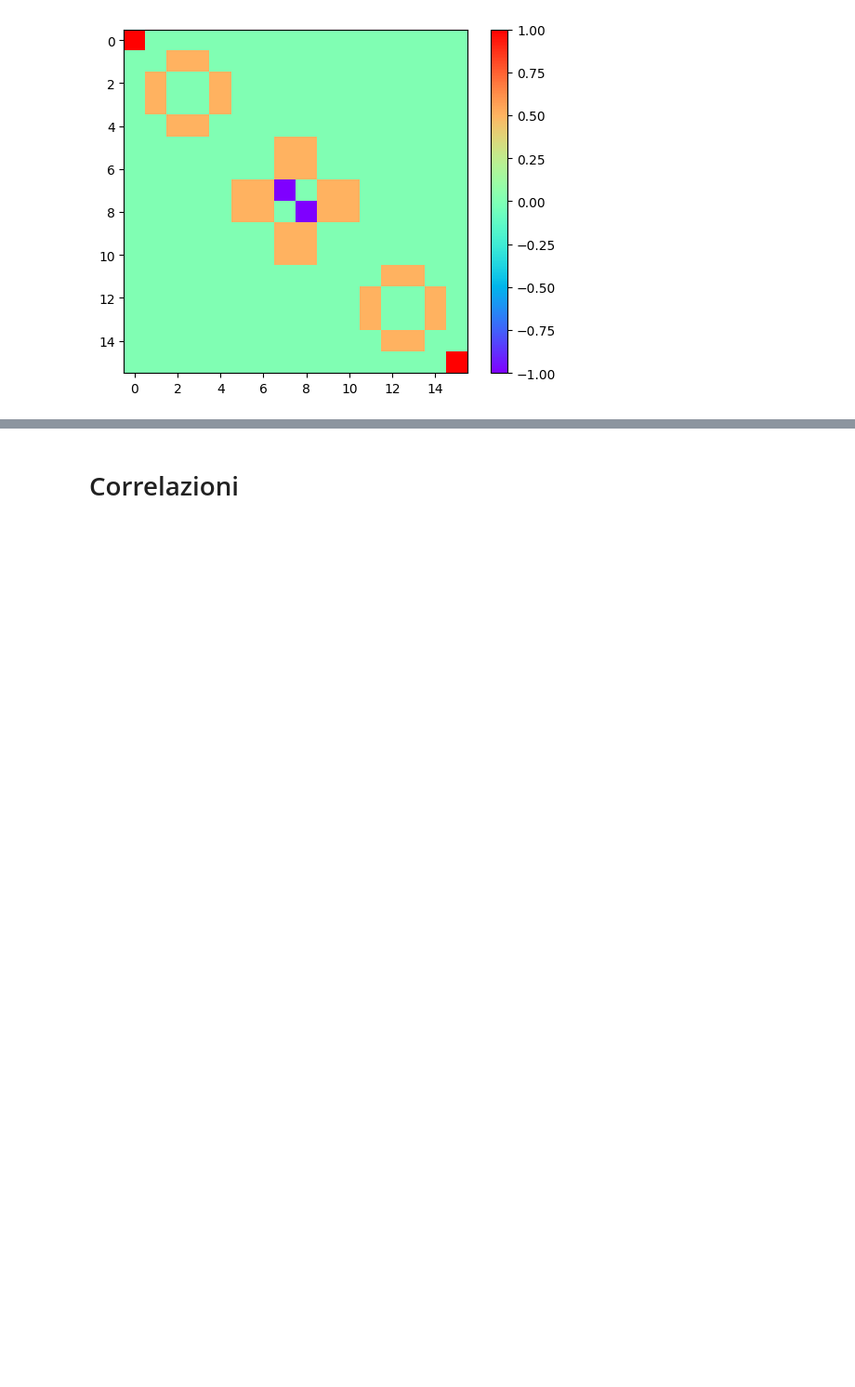
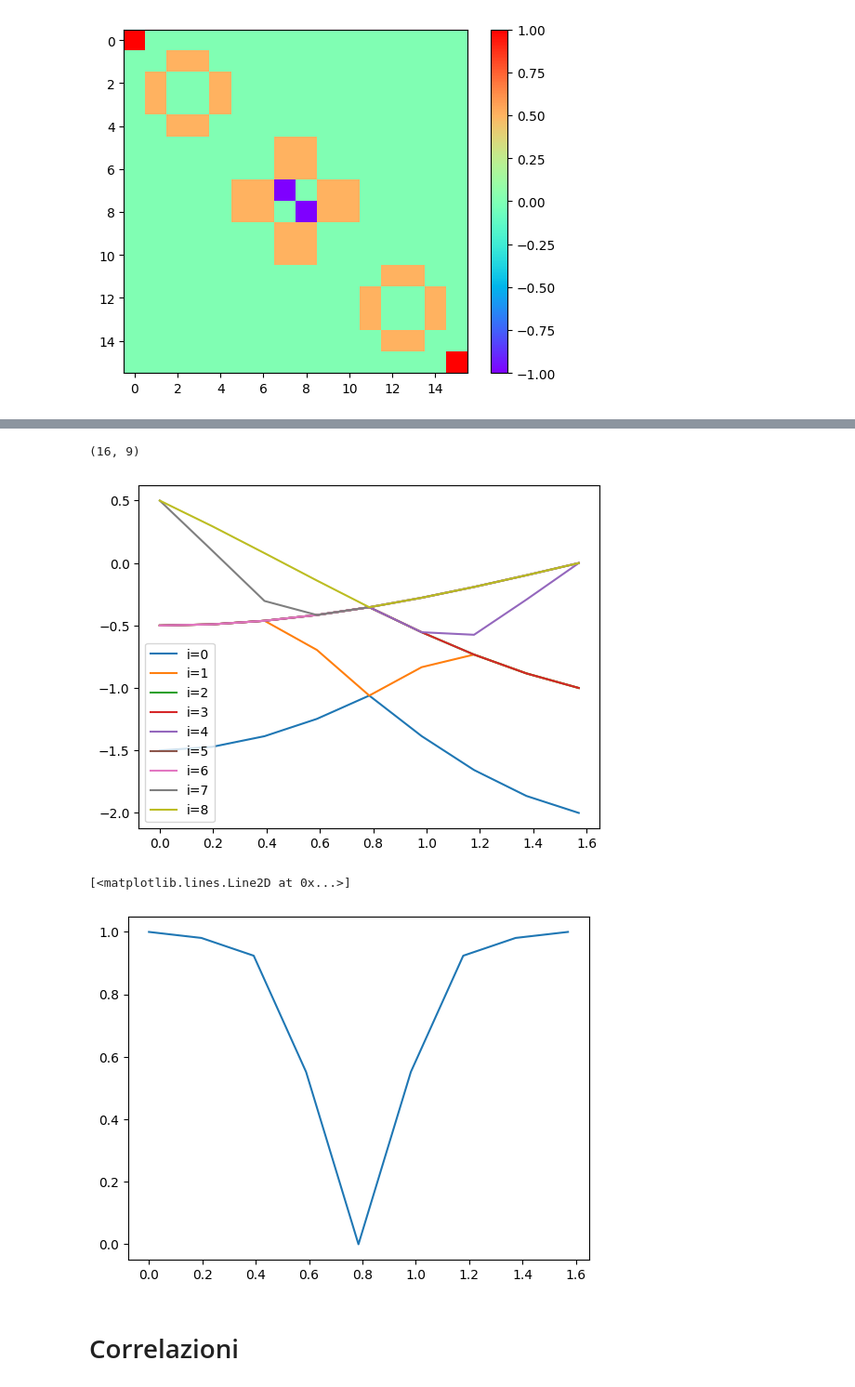
Before and after one commit to Cool-stanza/Shastry-Sutherland-model, a Jupyter notebook: 2x2 Shastry Sutherland model.ipynb, the cells around one changed output, grey strips where cells are left out. Shown at 93% size. Cells and saved outputs as stored; diff of their text form; code cells hidden in the pictures; blank space fills up the shorter version.

```diff
--- a/2x2 Shastry Sutherland model.ipynb
+++ b/2x2 Shastry Sutherland model.ipynb
@@ -313,2 +384,15 @@ sito diagonale vicino 0 --> spin=1.0
+# %%
+print(eigvals.shape)
+for i in range(len(all_theta)):
+    plt.plot(all_theta, eigvals[i], label=f'i={i}')
+    plt.legend()
+plt.show()
+
+plt.plot(all_theta, eigvals[1]-eigvals[0])
+# %% [output]
+(16, 9)
+[figure, added]
+[<matplotlib.lines.Line2D at 0x...>]
+[figure, added]
 # %% [markdown]
 # Correlazioni
```
Also changed, not shown: parts of 14 cells of this notebook, 3 other files.
